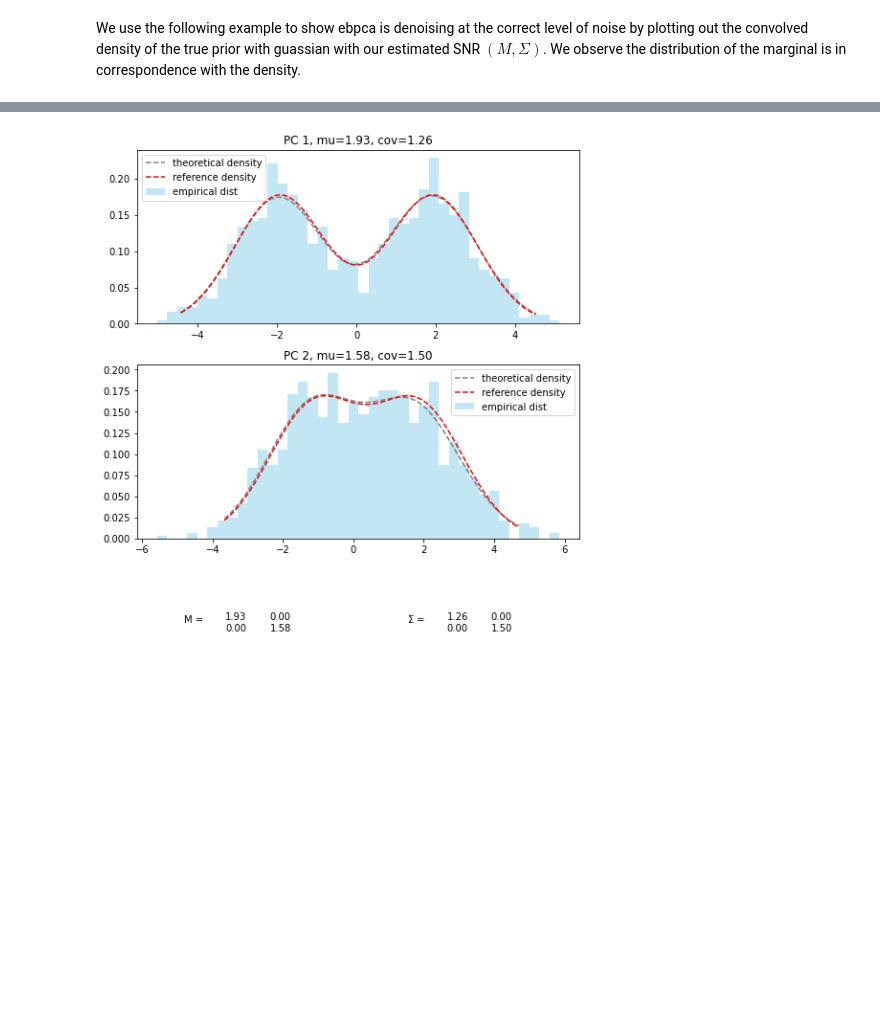
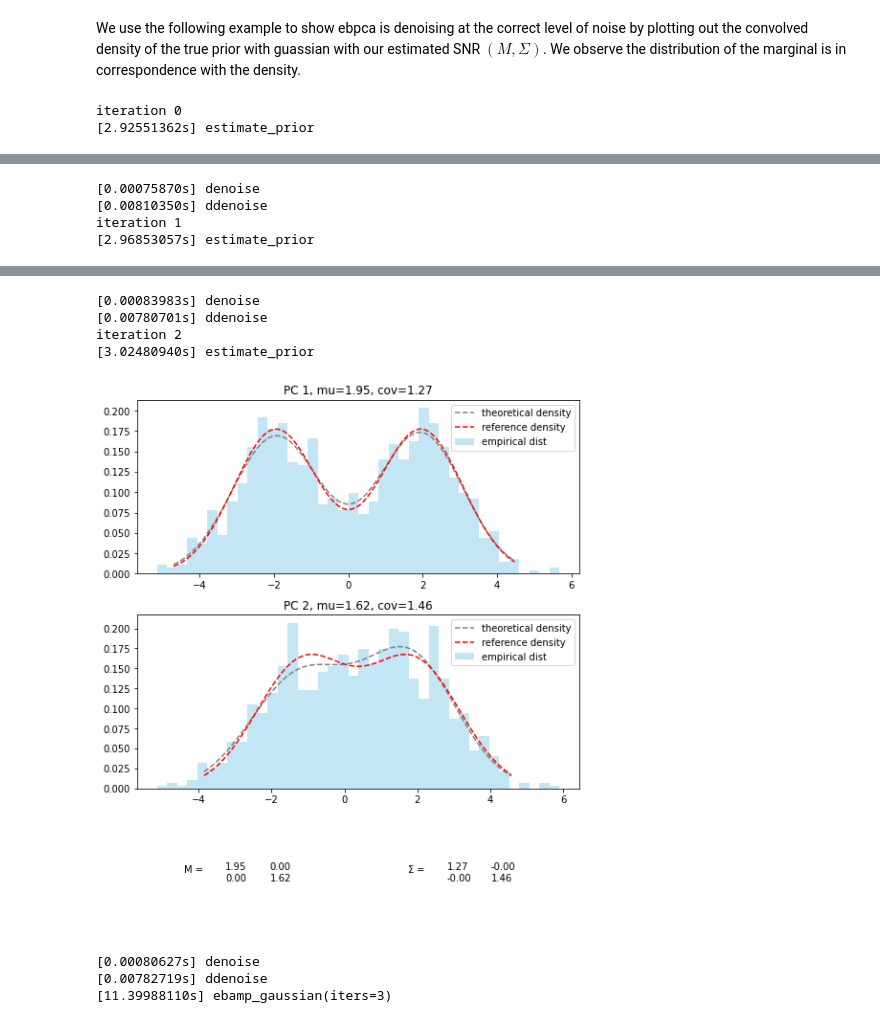
Before and after one commit to TraceyZhong/EBPCA, a Jupyter notebook: tutorial.ipynb, the cells around one changed output, grey strips where cells are left out. Drawn from its saved outputs; the diff is of its cells as text; code cells hidden in the pictures; blank space fills up the shorter version.

```diff
--- a/tutorial.ipynb
+++ b/tutorial.ipynb
@@ -124,6 +137,8 @@ from ebpca.empbayes import NonparEBChecker
 from ebpca.amp import ebamp_gaussian
 from ebpca.empbayes import NonparEB
 
-udenoiser = NonparEBChecker(truePriorLoc, truePriorWeight, optimizer ="Mosek", to_show = True)
+udenoiser = NonparEBChecker(truePriorLoc, truePriorWeight, optimizer ="EM", em_iter = 1000,to_show = True)
 U, _ = ebamp_gaussian(pcapack, iters=3, udenoiser=udenoiser, figprefix="tut", mutev = True)
 # %% [output]
+iteration 0
+[2.92551362s] estimate_prior
@@ -130,0 +146,4 @@ U, _ = ebamp_gaussian(pcapack, iters=3, udenoiser=udenoiser, figprefix="tut", mu
+[0.00075870s] denoise
+[0.00810350s] ddenoise
+iteration 1
+[2.96853057s] estimate_prior
@@ -132 +151,8 @@ U, _ = ebamp_gaussian(pcapack, iters=3, udenoiser=udenoiser, figprefix="tut", mu
+[0.00083983s] denoise
+[0.00780701s] ddenoise
+iteration 2
+[3.02480940s] estimate_prior
-[figure, old version]
+[figure, new version]
+[0.00080627s] denoise
+[0.00782719s] ddenoise
+[11.39988110s] ebamp_gaussian(iters=3)
```
Also changed, not shown: parts of 5 cells of this notebook, 2 other files.
